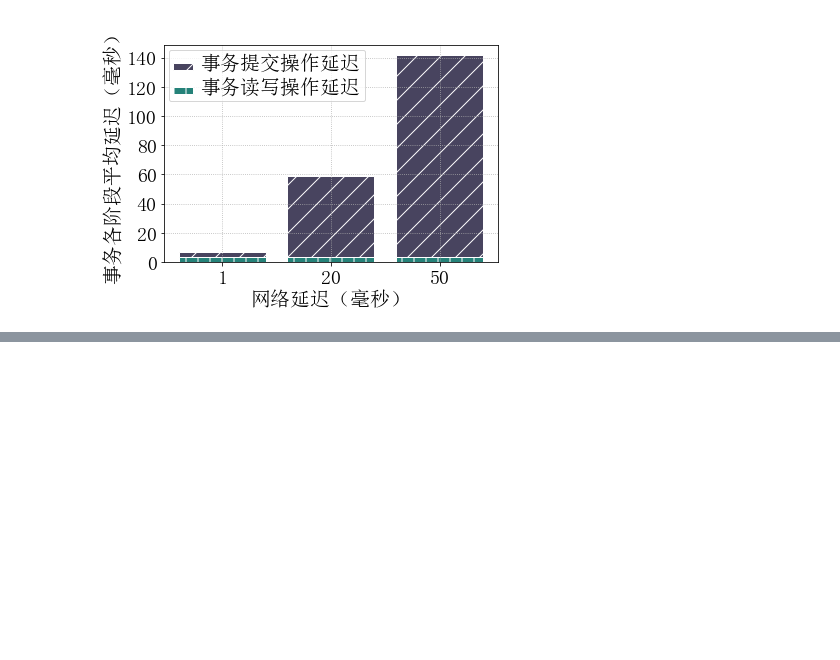
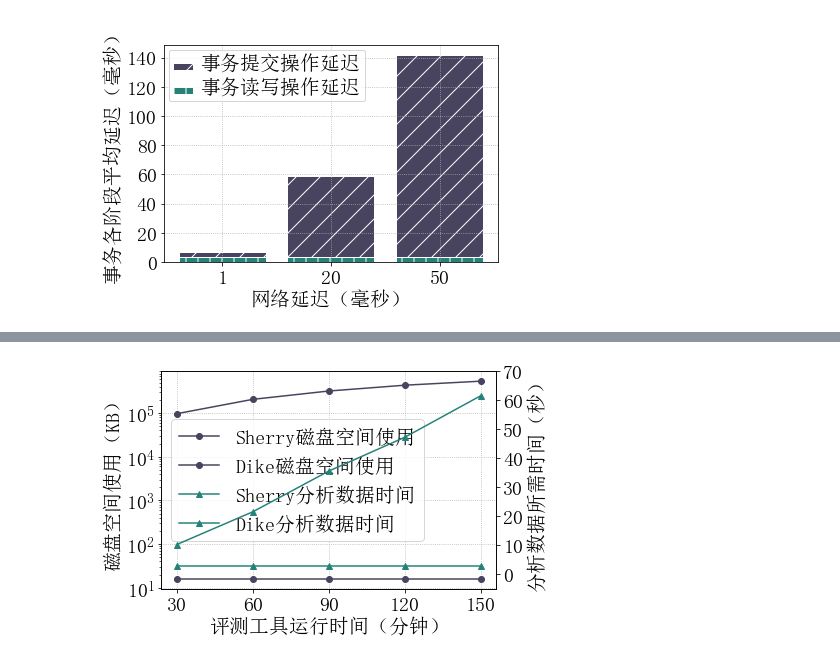
Before and after one commit to HoniiTro19/oceanbase, a Jupyter notebook: testbench/script/graphs.ipynb, the cells around one changed output, grey strips where cells are left out. Drawn from its saved outputs; the diff is of its cells as text; code cells hidden in the pictures; blank space fills up the shorter version.

```diff
--- a/testbench/script/graphs.ipynb
+++ b/testbench/script/graphs.ipynb
@@ -1009,3 +1045,39 @@ disk_usage_dike = np.array([96796, 206652, 320884, 436100, 539468])
 
 analyze_time_sherry = np.array([2.881, 2.881, 2.881, 2.881, 2.881])
 analyze_time_dike = np.array([10.221, 21.517, 35.583, 47.261, 61.619])
+# %%
+
+# x轴并发事务数量，y轴死锁检测时间/成功率，折线图，图例为不同指标
+plt.figure()
+plt.grid(linestyle = ":") #设置背景网格线为虚线
+ax1 = plt.gca()
+
+x = np.array([1, 2, 3, 4, 5])
+x_label = np.array([30, 60, 90, 120, 150])
+ax1.plot(x, disk_usage_sherry, label="Sherry磁盘空间使用", color=color1, marker="o", linewidth=1.5)
+ax1.plot(x, disk_usage_dike, label="Dike磁盘空间使用", color=color1, marker="o", linewidth=1.5)
+ax1.set_ylabel("磁盘空间使用（KB）", fontproperties=font)
+ax1.set_xlabel("评测工具运行时间（分钟）", fontproperties=font)
+ax1.set_yscale("log")
+for label in ax1.get_yticklabels():
+    label.set_fontproperties(font)
+for label in ax1.get_xticklabels():
+    label.set_font_properties(font)
+
+ax2 = ax1.twinx()
+ax2.plot(x, analyze_time_sherry, label="Sherry分析数据时间", color=color2, marker="^", linewidth=1.5)
+ax2.plot(x, analyze_time_dike, label="Dike分析数据时间", color=color2, marker="^", linewidth=1.5)
+ax2.set_ylabel("分析数据所需时间（秒）", fontproperties=font)
+ax2.set_ylim(-5, 70)
+for label in ax2.get_yticklabels():
+    label.set_fontproperties(font)
+
+plt.xticks(x, x_label, fontproperties=font)
+line1, label1 = ax1.get_legend_handles_labels()
+line2, label2 = ax2.get_legend_handles_labels()
+ax1.legend(line1 + line2, label1 + label2, loc="center left", prop=font)
+
+plt.savefig("../result/disk-time-tool.pdf", bbox_inches="tight")
+plt.show()
+# %% [output]
+[figure, added]
```
Also changed, not shown: parts of 7 cells of this notebook, 3 other files.
